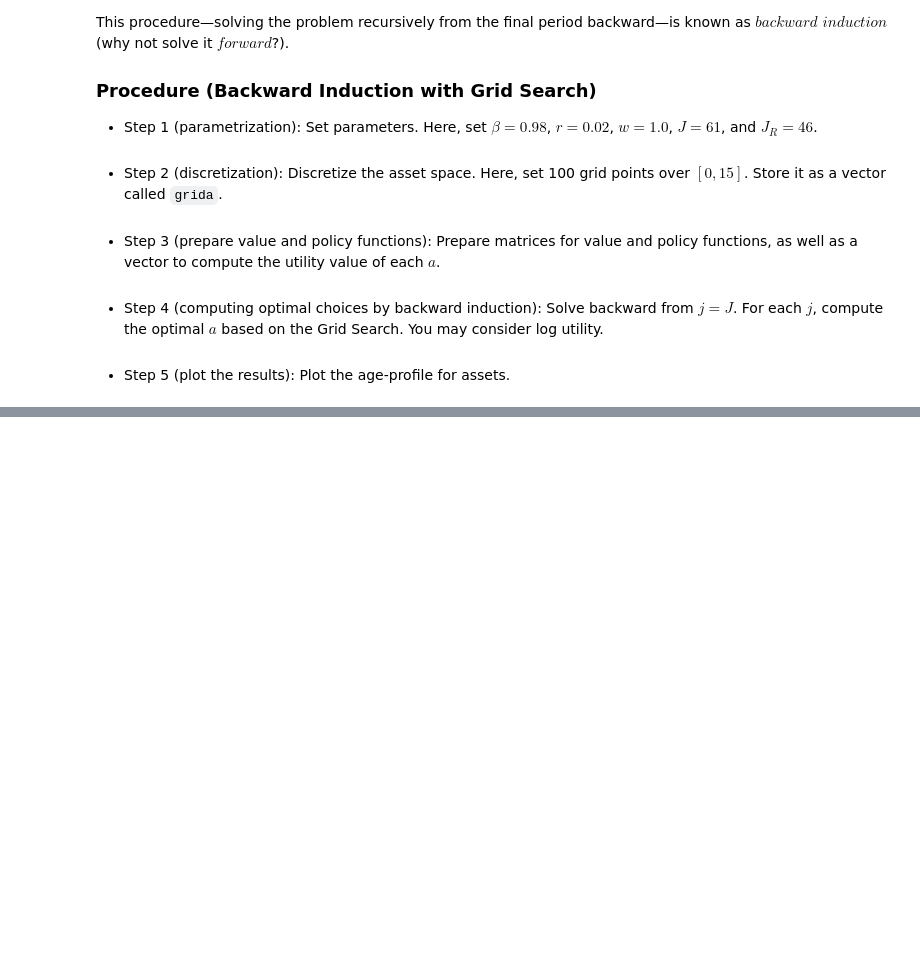
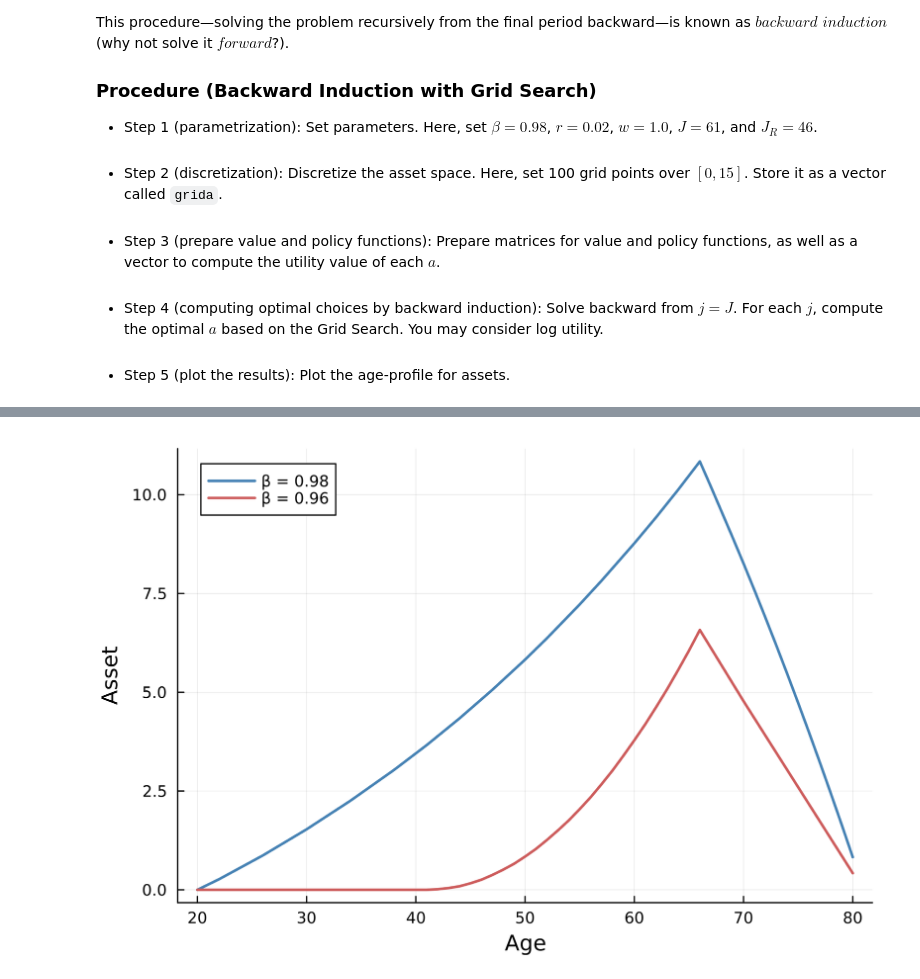
Before and after one commit to Kanato-Nakakuni/ComputationalMacro, a Jupyter notebook: Lecture notes/Lec03_MultiPeriod.ipynb, the cells around one changed output, grey strips where cells are left out. Cells and saved outputs as stored; diff of their text form; code cells hidden in the pictures; blank space fills up the shorter version.

```diff
--- a/Lecture notes/Lec03_MultiPeriod.ipynb
+++ b/Lecture notes/Lec03_MultiPeriod.ipynb
@@ -212,0 +324,30 @@ Explain the economic intuition behind the differences in asset profile.
+# %%
+using Plots
+
+# case 1: β=0.96
+β_new=0.96; r=0.02; w=1.0; J=61; JR=46; na=1000
+aj_new, cj_new = solve_lifecycle(r,w,β_new,J,JR,na)
+
+# set baseline (β,r,w,J,JR,na)
+β_base=0.98; r=0.02; w=1.0; J=61; JR=46; na=1000
+aj_baseline, cj_baseline = solve_lifecycle(r,w,β_base,J,JR,na)
+
+ages = 20:20+J-1 # x-axis
+plot(ages, aj_baseline,
+    xlabel = "Age",
+    ylabel = "Asset",
+    title = "",
+    lw = 2,
+    label = "β = $β_base",
+    color = :steelblue,
+    dpi = 300
+)
+
+plot!(
+    ages, aj_new,
+    lw = 2,
+    label = "β = $β_new",
+    color = :indianred
+)
+# %% [output]
+[figure, added]
```
Also changed, not shown: parts of 18 cells of this notebook, 2 other files.
